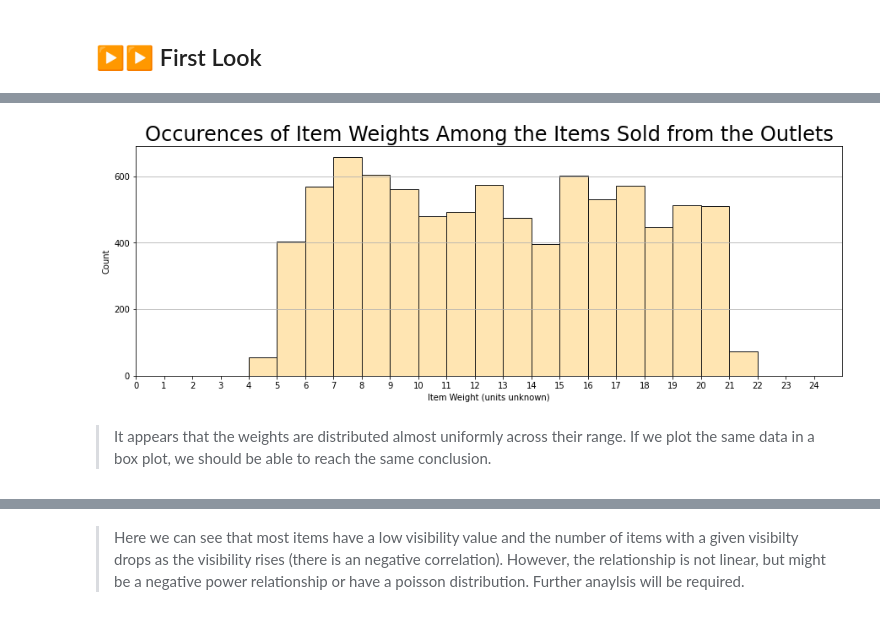
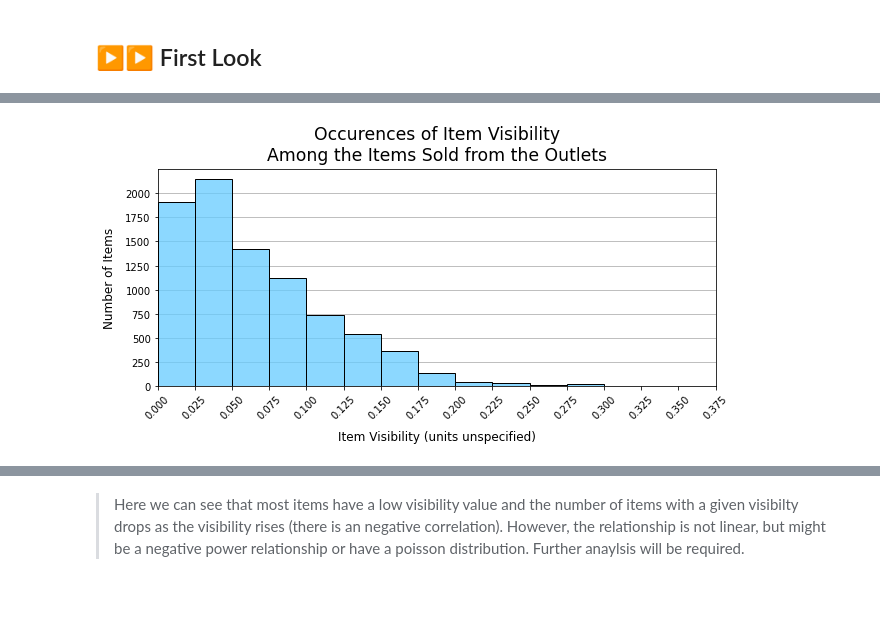
Before and after one commit to bngrossmann/food-sales-predictions, a Jupyter notebook: food_sales_predition.ipynb, the cells around one changed output, grey strips where cells are left out. Drawn from its saved outputs; the diff is of its cells as text; code cells hidden in the pictures.

```diff
--- a/food_sales_predition.ipynb
+++ b/food_sales_predition.ipynb
@@ -447,13 +482,19 @@ from matplotlib.ticker import FuncFormatter
 # %%
-plt.figure(figsize=(15,5))
-plt.xticks(np.arange(0, 25, 1));
-plt.xlim(0,25);
-sns.set(font_scale=2,style="white")
-item_weight_ax = sns.histplot(data=df_sales,x="Item_Weight",binwidth=1,binrange=(0,25),element="bars",color="#fc6", edgecolor="k",alpha=0.5)
-item_weight_ax.set(title = "Occurences of Item Weights Among the Items Sold from the Outlets" ,xlabel ='Item Weight (units unknown)');
-item_weight_ax.yaxis.grid(True);
-item_weight_ax.tick_params(bottom=True, left=True)
+xmax = int(np.ceil( df_sales['Item_Visibility'].max()*40 )+1)/40
+xmin = max(0, int(np.floor( df_sales['Item_Visibility'].min()*40 )-1)/40)
+
+plt.figure(figsize=(10,4))
+plt.xticks(np.arange(xmin, xmax+0.025, 0.025));
+plt.xlim(xmin,xmax);
+item_weight_ax = sns.histplot(data=df_sales, x="Item_Visibility",\
+                              binwidth=0.025, binrange=(0,0.35),\
+                              element="bars", color="#6cf", edgecolor="k", alpha=0.75, zorder=3)
+item_weight_ax.set_title("Occurences of Item Visibility\nAmong the Items Sold from the Outlets", fontsize="xx-large", pad=9)
+item_weight_ax.set_xlabel('Item Visibility (units unspecified)', fontsize="large", labelpad=9)
+item_weight_ax.set_ylabel('Number of Items', fontsize="large", labelpad=9)
+item_weight_ax.yaxis.grid(True, zorder=0);
+item_weight_ax.tick_params(axis = 'y', left=True)
+item_weight_ax.tick_params(axis = 'x', bottom=True, rotation=45)
+plt.show()
 # %% [output]
-[figure, old version]
+[figure, new version]
-# %% [markdown]
->It appears that the weights are distributed almost uniformly across their range. If we plot the same data in a box plot, we should be able to reach the same conclusion.
```
Also changed, not shown: parts of 32 cells of this notebook.
